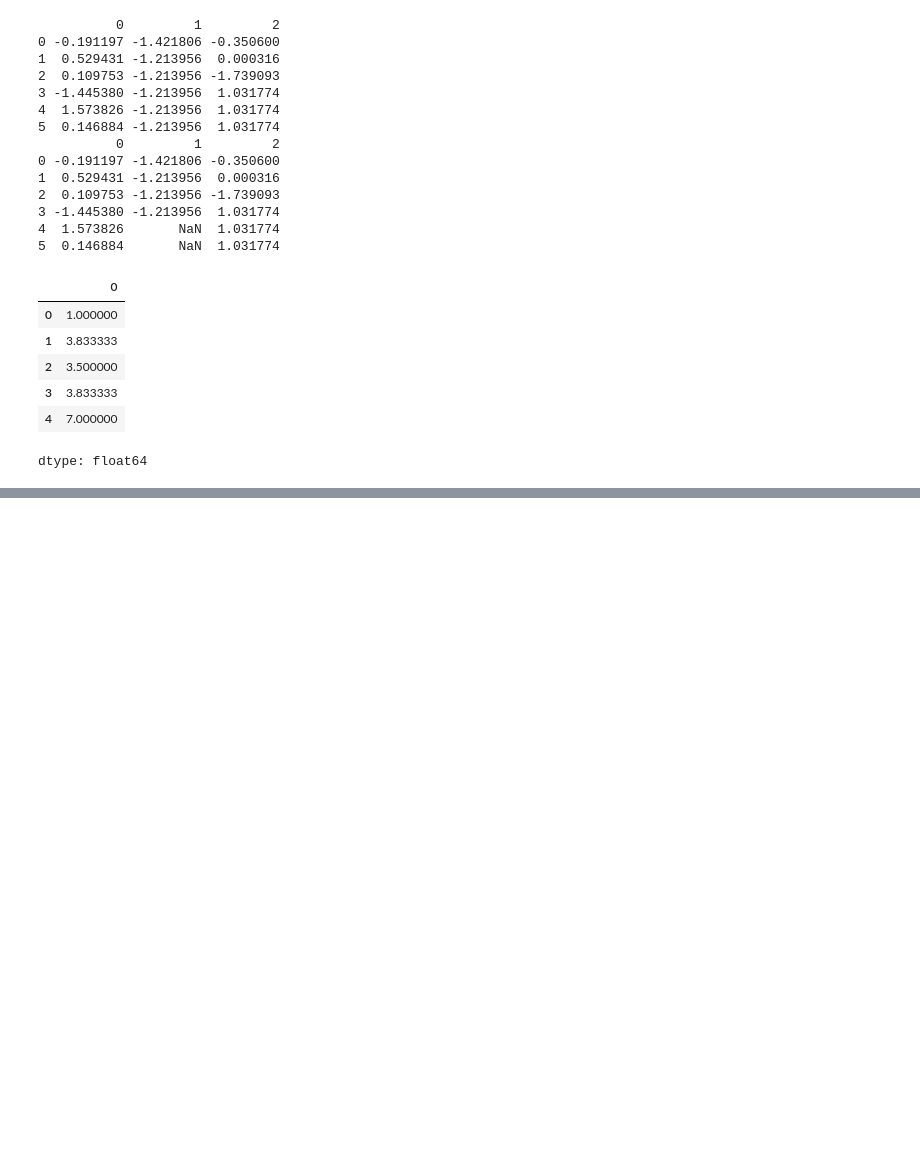
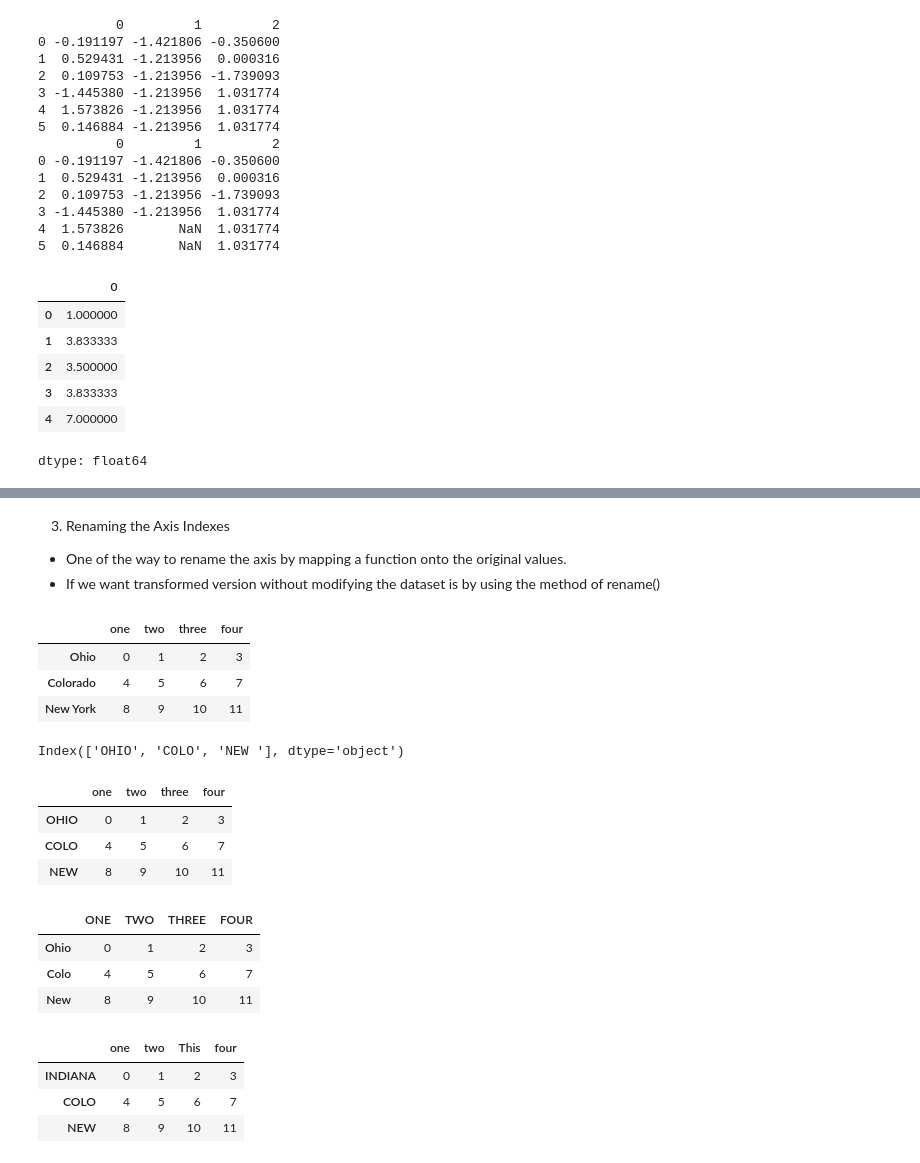
Before and after one commit to varunptel/Pythoning, a Jupyter notebook: pandas/Data_Handling.ipynb, the cells around one changed output, grey strips where cells are left out. Saved outputs shown, nothing was run; the diff lists cells and outputs as text; code cells hidden in the pictures; blank space fills up the shorter version.

Commit message:
Added renaming method

```diff
--- a/pandas/Data_Handling.ipynb
+++ b/pandas/Data_Handling.ipynb
@@ -193,0 +344,50 @@ dtype: float64
+# %% [markdown]
+3. Renaming the Axis Indexes
+
+* One of the way to rename the axis by mapping a function onto the original values.
+* If we want transformed version without modifying the dataset is by using the method of rename()
+# %%
+import numpy as np
+import pandas as pd
+
+df = pd.DataFrame(np.arange(12).reshape(3,4),
+                  index = ['Ohio', 'Colorado', 'New York'],
+                  columns = ['one', 'two', 'three', 'four'])
+
+df
+# %% [output]
+|  | one | two | three | four |
+| Ohio | 0 | 1 | 2 | 3 |
+| Colorado | 4 | 5 | 6 | 7 |
+| New York | 8 | 9 | 10 | 11 |
+# %%
+def transform(x):
+  return x[:4].upper()
+
+df.index.map(transform)
+# %% [output]
+Index(['OHIO', 'COLO', 'NEW '], dtype='object')
+# %%
+df.index = df.index.map(transform)
+df
+# %% [output]
+|  | one | two | three | four |
+| OHIO | 0 | 1 | 2 | 3 |
+| COLO | 4 | 5 | 6 | 7 |
+| NEW | 8 | 9 | 10 | 11 |
+# %%
+df.rename(index = str.title, columns = str.upper)
+# %% [output]
+|  | ONE | TWO | THREE | FOUR |
+| Ohio | 0 | 1 | 2 | 3 |
+| Colo | 4 | 5 | 6 | 7 |
+| New | 8 | 9 | 10 | 11 |
+# %%
+df.rename(index = {'OHIO': "INDIANA"},
+          columns = {'three': 'This'}
+          )
+# %% [output]
+|  | one | two | This | four |
+| INDIANA | 0 | 1 | 2 | 3 |
+| COLO | 4 | 5 | 6 | 7 |
+| NEW | 8 | 9 | 10 | 11 |
```
Also changed, not shown: parts of 12 cells of this notebook.
